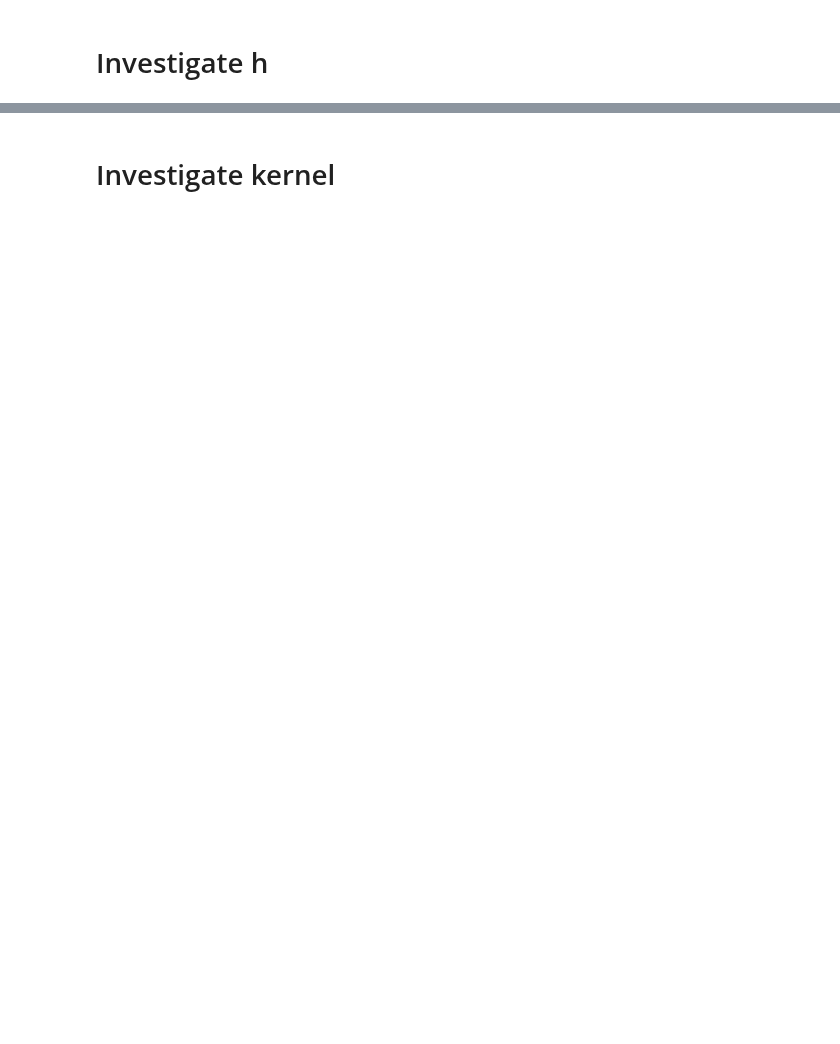
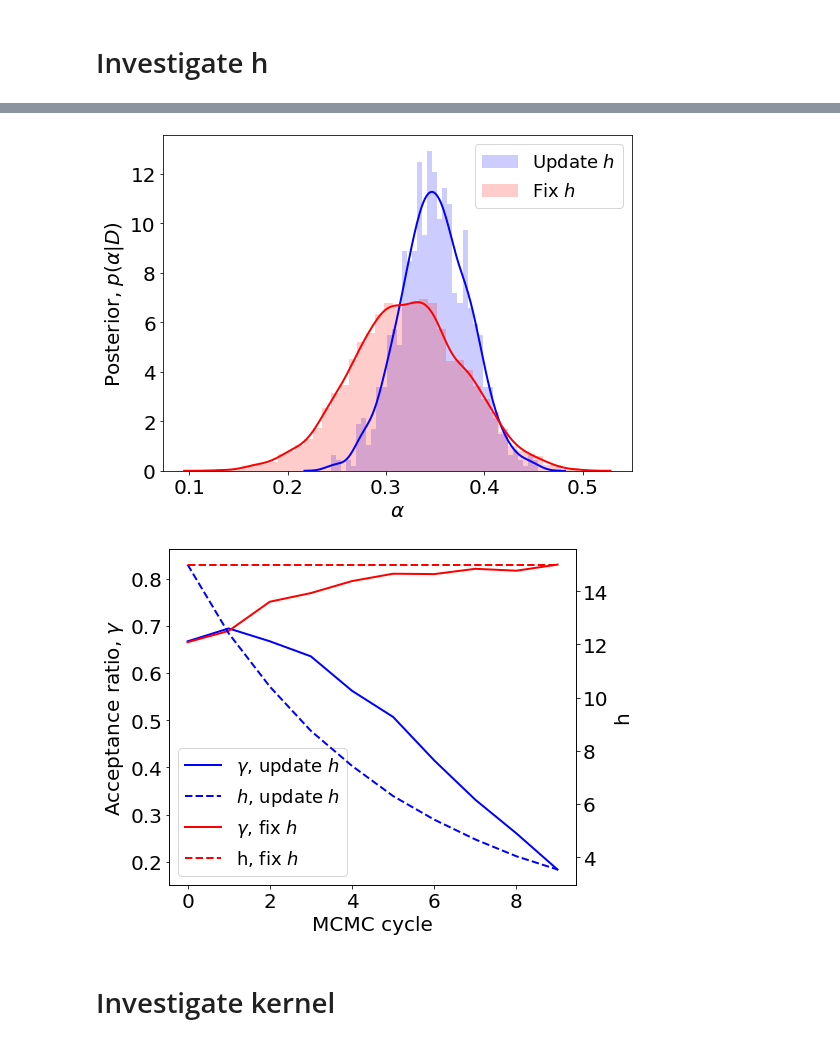
Before and after one commit to elindgren/asam_projects, a Jupyter notebook: Project3/project3_galton_board.ipynb, the cells around one changed output, grey strips where cells are left out. Cells and saved outputs as stored; diff of their text form; code cells hidden in the pictures; blank space fills up the shorter version.

Commit message:
Start generating results figures

```diff
--- a/Project3/project3_galton_board.ipynb
+++ b/Project3/project3_galton_board.ipynb
@@ -463,10 +470,12 @@ def ABC_MCMC3(y_obs, prior, h=1, statistic='euc', max_iter = 50, sim_iter=1, s_s
             alpha.append(alpha_star[i])
     return np.array(alpha)
 # %%
-def plot_posterior(ax, alpha, label, iteration, cycles, plot_ci=False):
-    cpalette = sns.color_palette("Paired", cycles)
-    ax.hist(alpha ,bins = 41, density = True, alpha=0.2, label=label, color=cpalette[iteration])
-    #sns.kdeplot(x=alpha, alpha=0.6, ax=ax, fill=False, color=cpalette[iteration])
+def plot_posterior(ax, alpha, label, iteration, cycles, color=None, plot_ci=False):
+    if color is None:
+        cpalette = sns.color_palette("Paired", cycles)
+        color = cpalette[iteration]
+    ax.hist(alpha ,bins = 41, density = True, alpha=0.2, label=label, color=color)
+    sns.kdeplot(x=alpha, alpha=0.6, ax=ax, fill=False, color=color, linewidth=2)
     hdi = pymc3.stats.hpd(alpha, 0.90)
     ymax = ax.get_ylim()[1]
     if plot_ci:
@@ -475,7 +484,8 @@ def plot_posterior(ax, alpha, label, iteration, cycles, plot_ci=False):
         ax.text(hdi[0], ymax/9, s=f'{hdi[0]:.2f}')
         ax.text(hdi[1], ymax/9, s=f'{hdi[1]:.2f}')
     plt.tight_layout()
-    ax.set_xlabel(r'$w$')
+    ax.set_xlabel(r'$\alpha$')
+    ax.set_ylabel(r'Posterior, $p(\alpha | D)$')
     ax.legend(loc='best')
 #plt.savefig('figures_task2/w_posterior.png')
 # %% [markdown]
@@ -504,3 +518,40 @@ NameError: name 'cycles_MCMC' is not defined
+# %%
+plt.rc('font', size=22)          # controls default text sizes
+plt.rc('axes', titlesize=20)     # fontsize of the axes title
+plt.rc('axes', labelsize=20)     # fontsize of the x and y labels
+plt.rc('xtick', labelsize=20)    # fontsize of the tick labels
+plt.rc('ytick', labelsize=20)    # fontsize of the tick labels
+plt.rc('legend', fontsize=18)    # legend fontsize
+
+
+fig, ax = plt.subplots(figsize=(8,6))
+plot_posterior(ax, alphas_update_h[-1], r'Update $h$',i,10, color='b')
+plot_posterior(ax, alphas_fix_h[-1], r'Fix $h$',i,10, color='r')
+plt.savefig('figures/h_posterior.png')
+plt.tight_layout()
+
+fig, ax = plt.subplots(figsize=(8,6))
+p1 = ax.plot(acc_uh, c='b', linewidth=2, label=r'$\gamma$, update $h$')
+ax2 = ax.twinx()
+p2 = ax2.plot(hs_uh, c='b', linewidth=2, linestyle='--', label='$h$, update $h$')
+p3 = ax.plot(acc_fh, c='r', linewidth=2, label=r'$\gamma$, fix $h$')
+p4 = ax2.plot(hs_fh, c='r', linewidth=2, linestyle='--', label=r'h, fix $h$')
+
+ax2.set_ylabel('h')
+ax.set_ylabel('Acceptance ratio, $\gamma$')
+ax.set_xlabel('MCMC cycle')
+lns = p1+p2+p3+p4
+labs = [l.get_label() for l in lns]
+ax.legend(lns, labs, loc='best')
+# ax.yaxis.label.set_color('b')
+# ax2.yaxis.label.set_color('r')
+# ax.tick_params(axis='y', colors='b')
+# ax2.tick_params(axis='y', colors='r')
+plt.savefig('figures/h_evolution.png')
+plt.tight_layout()
+# %% [output]
+[figure, added]
+[figure, added]
 # %% [markdown]
 # Investigate kernel
 # %%
```
Also changed, not shown: parts of 13 cells of this notebook, 2 other files.
